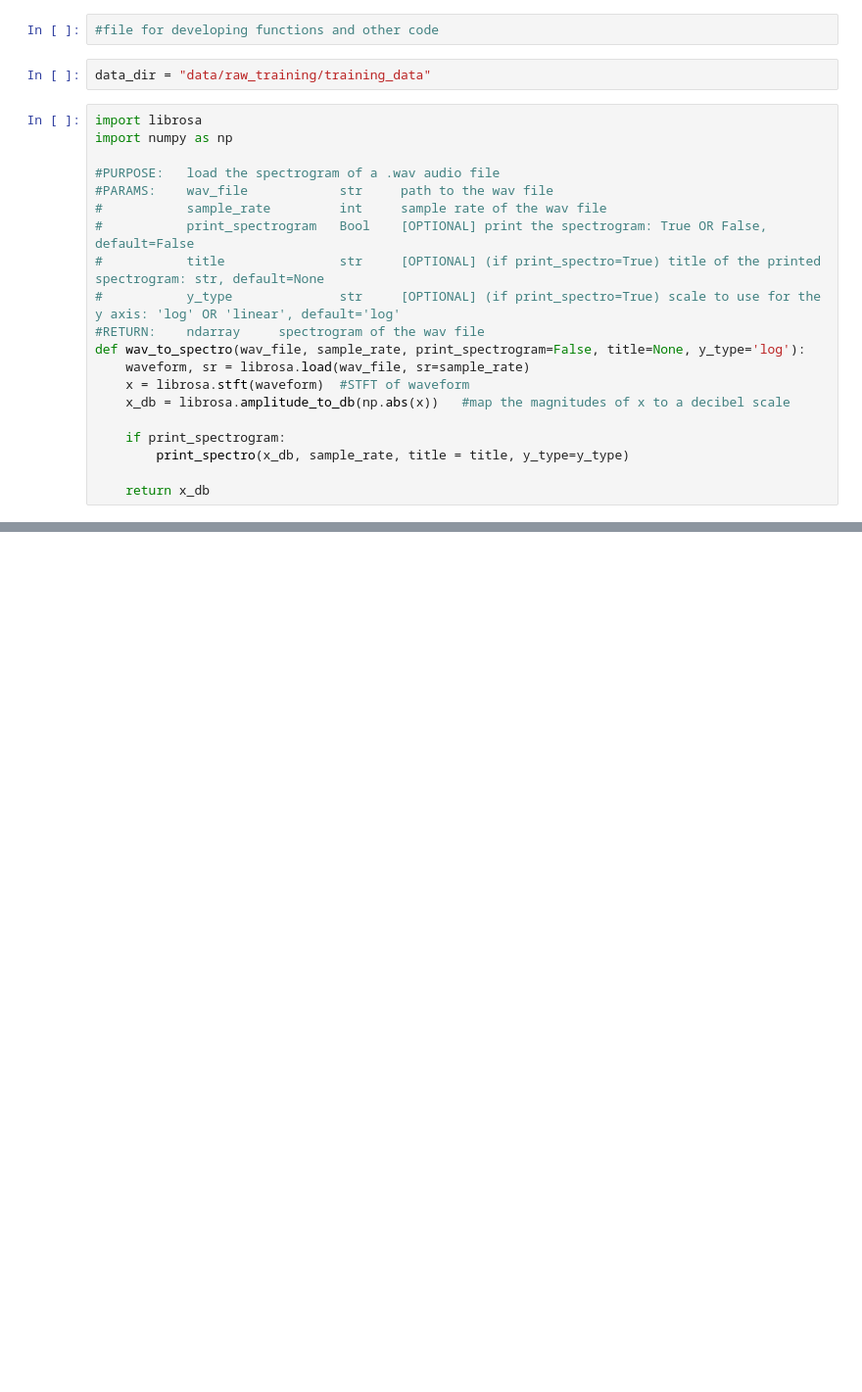
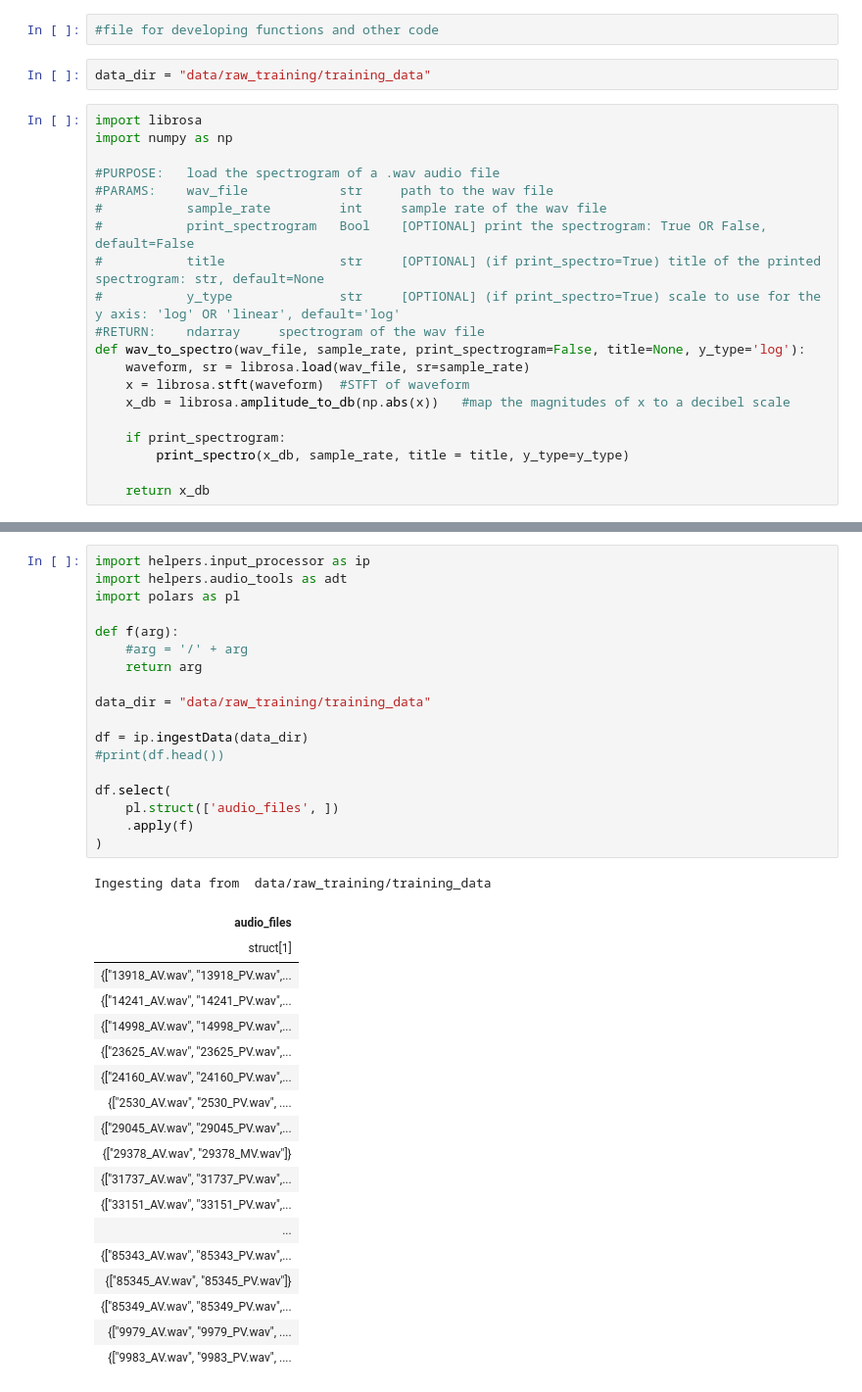
Before and after one commit to physionetchallenges/python-classifier-2022, a Jupyter notebook: src/development.ipynb, the cells around one changed output, grey strips where cells are left out. Shown: that part at 98% size. Drawn from its saved outputs; the diff is of its cells as text; blank space fills up the shorter version.

```diff
--- a/src/development.ipynb
+++ b/src/development.ipynb
@@ -52,0 +53,38 @@ spectrogram = adt.wav_to_spectro(example, 4000, print_spectrogram=True)
+# %%
+import helpers.input_processor as ip
+import helpers.audio_tools as adt
+import polars as pl
+
+def f(arg):
+    #arg = '/' + arg
+    return arg
+
+data_dir = "data/raw_training/training_data"
+
+df = ip.ingestData(data_dir)
+#print(df.head())
+
+df.select(
+    pl.struct(['audio_files', ])
+    .apply(f)
+)
+# %% [output]
+Ingesting data from  data/raw_training/training_data
+| audio_files |
+| struct[1] |
+| {["13918_AV.wav", "13918_PV.wav",... |
+| {["14241_AV.wav", "14241_PV.wav",... |
+| {["14998_AV.wav", "14998_PV.wav",... |
+| {["23625_AV.wav", "23625_PV.wav",... |
+| {["24160_AV.wav", "24160_PV.wav",... |
+| {["2530_AV.wav", "2530_PV.wav", .... |
+| {["29045_AV.wav", "29045_PV.wav",... |
+| {["29378_AV.wav", "29378_MV.wav"]} |
+| {["31737_AV.wav", "31737_PV.wav",... |
+| {["33151_AV.wav", "33151_PV.wav",... |
+| ... |
+| {["85343_AV.wav", "85343_PV.wav",... |
+| {["85345_AV.wav", "85345_PV.wav"]} |
+| {["85349_AV.wav", "85349_PV.wav",... |
+| {["9979_AV.wav", "9979_PV.wav", .... |
+| {["9983_AV.wav", "9983_PV.wav", .... |
```
Also changed, not shown: parts of 3 cells of this notebook, 1 other file.
